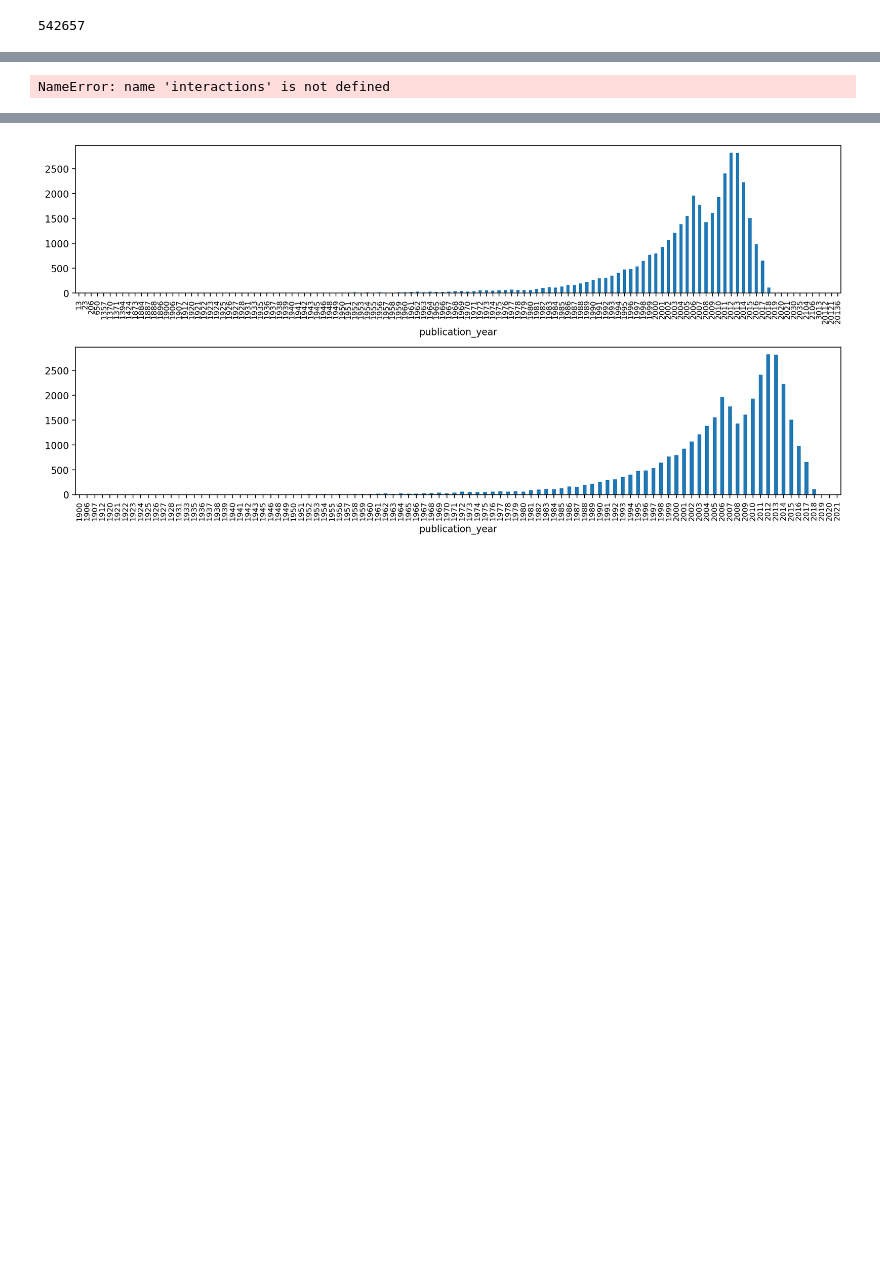
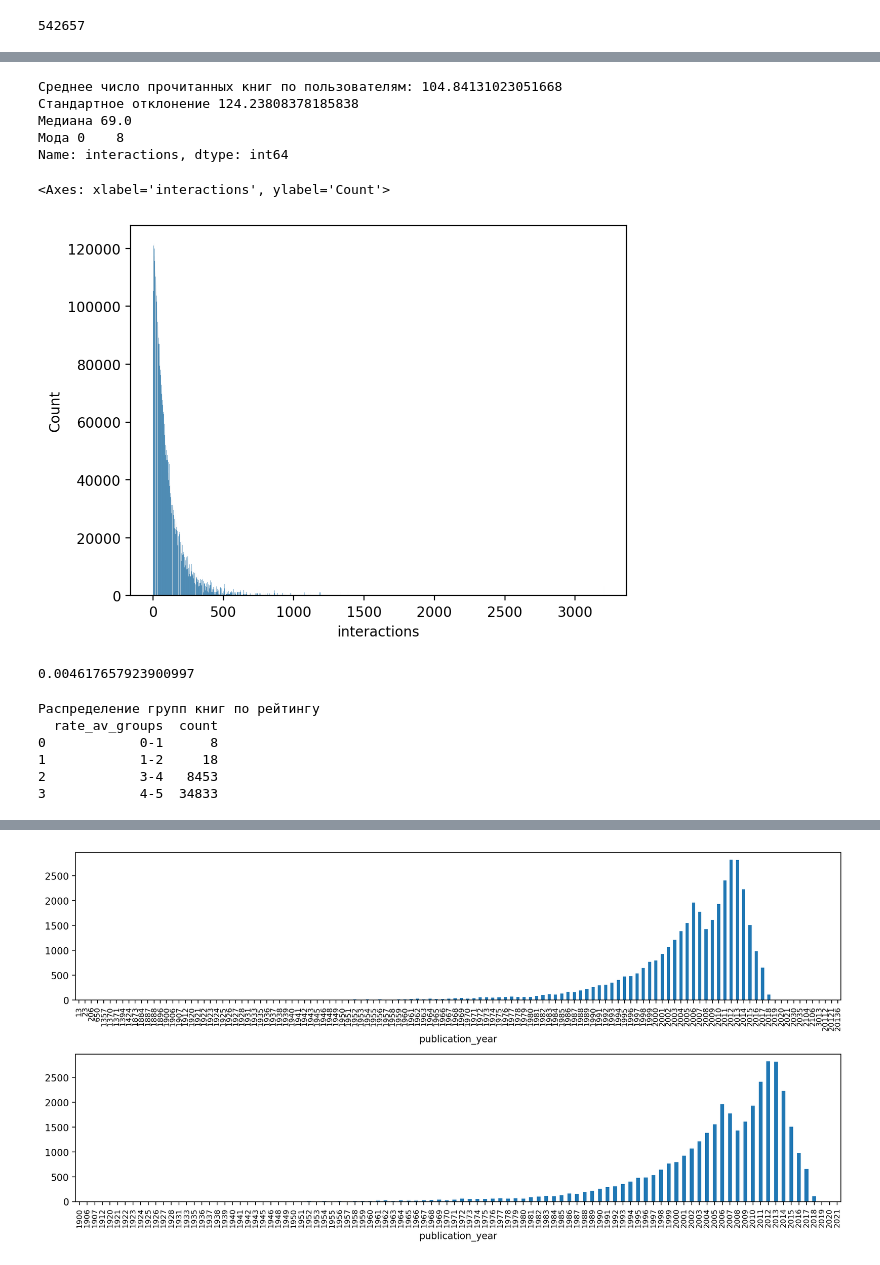
Before and after one commit to Yoshigonnawin/mle-recsys-start, a Jupyter notebook: preprocessing.ipynb, the cells around one changed output, grey strips where cells are left out. Cells and saved outputs as stored; diff of their text form; code cells hidden in the pictures; blank space fills up the shorter version.

```diff
--- a/preprocessing.ipynb
+++ b/preprocessing.ipynb
@@ -132,9 +149,64 @@ NameError: name 'interactions' is not defined
 # %%
-interactions_count = interactions.groupby("user_id")["read_at"].count().reset_index(name="interactions")
-# interactions = interactions.merge(interactions_count, on="user_id", how="left")
+interactions["interactions"] = interactions.groupby("user_id")["is_read"].transform(
+    "count"
+)
 
-interactions['interactions'] = interactions.groupby('user_id')['read_at'].transform('count')
-
-mean_reads = interactions.mean("interactions")
+print(
+    f"Среднее число прочитанных книг по пользователям: {interactions['interactions'].mean()}"
+)
+print(f"Стандартное отклонение {interactions['interactions'].std()}")
+print(f"Медиана {interactions['interactions'].median()}")
+print(f"Мода {interactions['interactions'].mode()}")
 # %% [output]
-NameError: name 'interactions' is not defined
+Среднее число прочитанных книг по пользователям: 104.84131023051668
+Стандартное отклонение 124.23808378185838
+Медиана 69.0
+Мода 0    8
+Name: interactions, dtype: int64
+# %%
+import seaborn as sns
+
+sns.histplot(
+    data=interactions["interactions"],
+)
+# %% [output]
+<Axes: xlabel='interactions', ylabel='Count'>
+[figure, added]
+# %%
+interactions_books_without_rating = interactions[
+    (interactions["interactions"] > 0) & (interactions["rating"] == 0)
+]["book_id"].unique()
+
+readed_books_without_ratings = (
+    books[
+        (books["book_id"].isin(interactions_books_without_rating))
+        & (books["ratings_count"] == 0)
+    ].shape[0]
+    / books.shape[0]
+    * 100
+)
+
+print(readed_books_without_ratings)
+# %% [output]
+0.004617657923900997
+# %%
+books.drop(["rate_av_groups"], axis=1, inplace=True, errors="ignore")
+
+
+0 - 1, 1 - 2, 3 - 4, 4 - 5
+
+books["rate_av_groups"] = pd.cut(
+    books["average_rating"], bins=4, labels=["0-1", "1-2", "3-4", "4-5"]
+)
+
+books_per_group = books.groupby("rate_av_groups").size().reset_index(name="count")
+
+print("Распределение групп книг по рейтингу")
+print(books_per_group)
+# %% [output]
+Распределение групп книг по рейтингу
+  rate_av_groups  count
+0            0-1      8
+1            1-2     18
+2            3-4   8453
+3            4-5  34833
```
Also changed, not shown: parts of 10 cells of this notebook.
